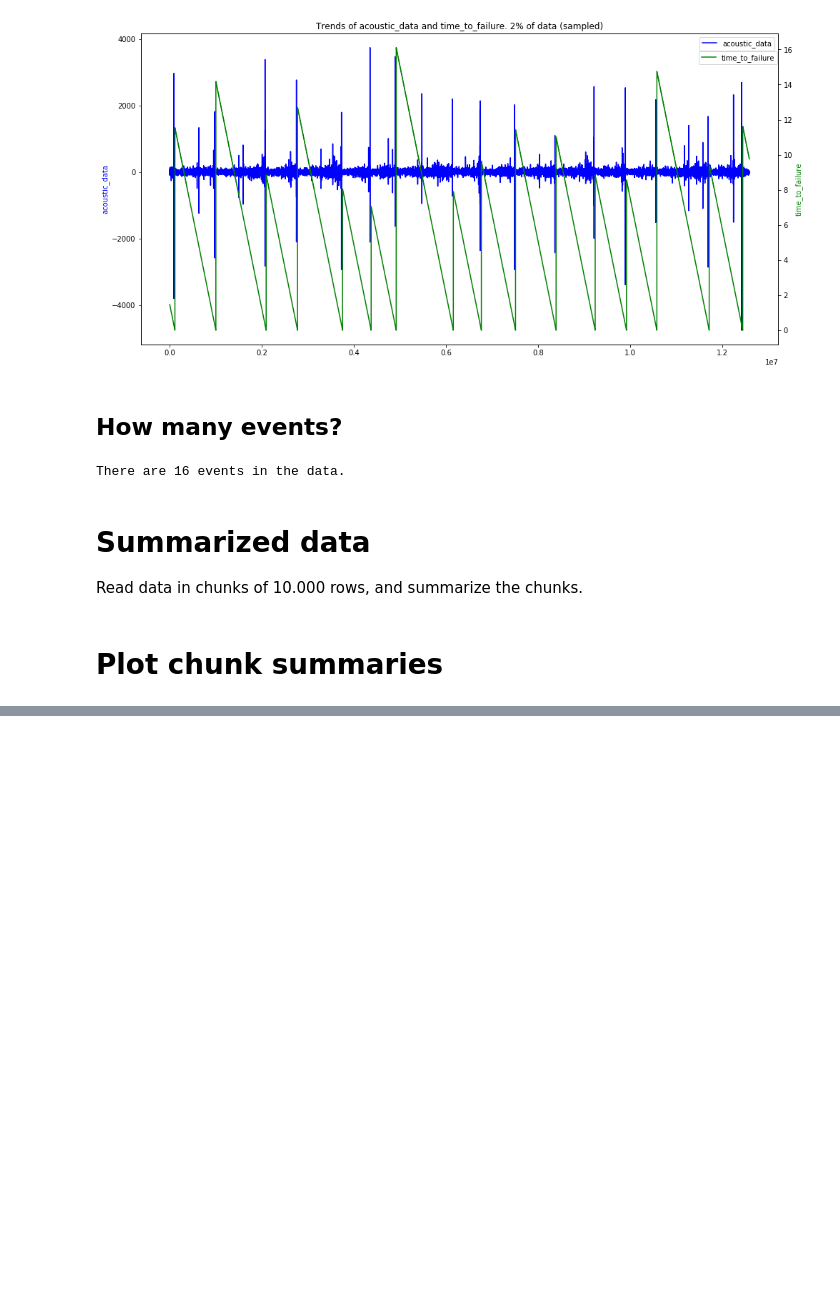
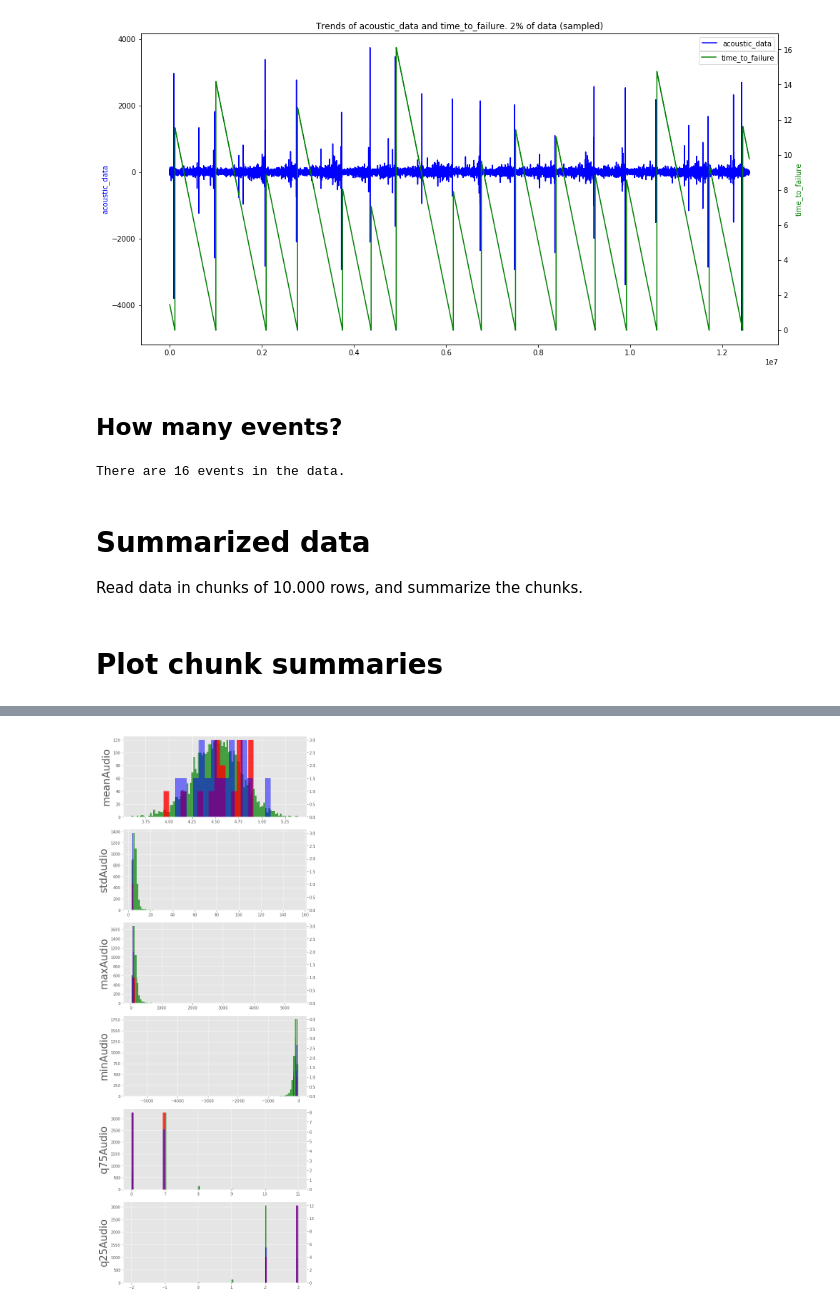
Before and after one commit to lisatostrams/Earthquake-Prediction, a Jupyter notebook: EDA.ipynb, the cells around one changed output, grey strips where cells are left out. Drawn from its saved outputs; the diff is of its cells as text; code cells hidden in the pictures; blank space fills up the shorter version.

```diff
--- a/EDA.ipynb
+++ b/EDA.ipynb
@@ -130,0 +227,26 @@ Passing one of 'on', 'true', 'off', 'false' as a boolean is deprecated; use an a
+# %%
+events = chunks.index[chunks['event'] == 1]-1
+
+chunks_before_event = chunks.iloc[events-1]
+bad_df = chunks.index.isin(list(events) + (list(events-1)))
+chunks_other = chunks[~bad_df]
+#%%
+plt.style.use('ggplot')
+summary= 'meanAudio stdAudio maxAudio minAudio q75Audio q25Audio'.split()
+fig, ax = plt.subplots(len(summary),1,figsize=(8,20))
+i=0
+for s in summary:
+
+    chunks_other[s].hist(color='g',ax = ax[i],bins=100,alpha=.7)
+    ax2 = ax[i].twinx()
+    chunks_event[s].hist(color='r',ax= ax2,bins=16,grid=False,alpha=.8)
+    ax3 = ax[i].twinx()
+    ax3.set_yticks([])
+    chunks_before_event[s].hist(color='b',ax=ax3,bins=16,grid=False,alpha=.5)
+    ax[i].set_ylabel(s,fontsize=26)
+    i=i+1
+
+plt.tight_layout()
+plt.savefig('summary3.png',dpi=300)
+# %% [output]
+[figure, added]
```
Also changed, not shown: parts of 8 cells of this notebook, 26 other files.
